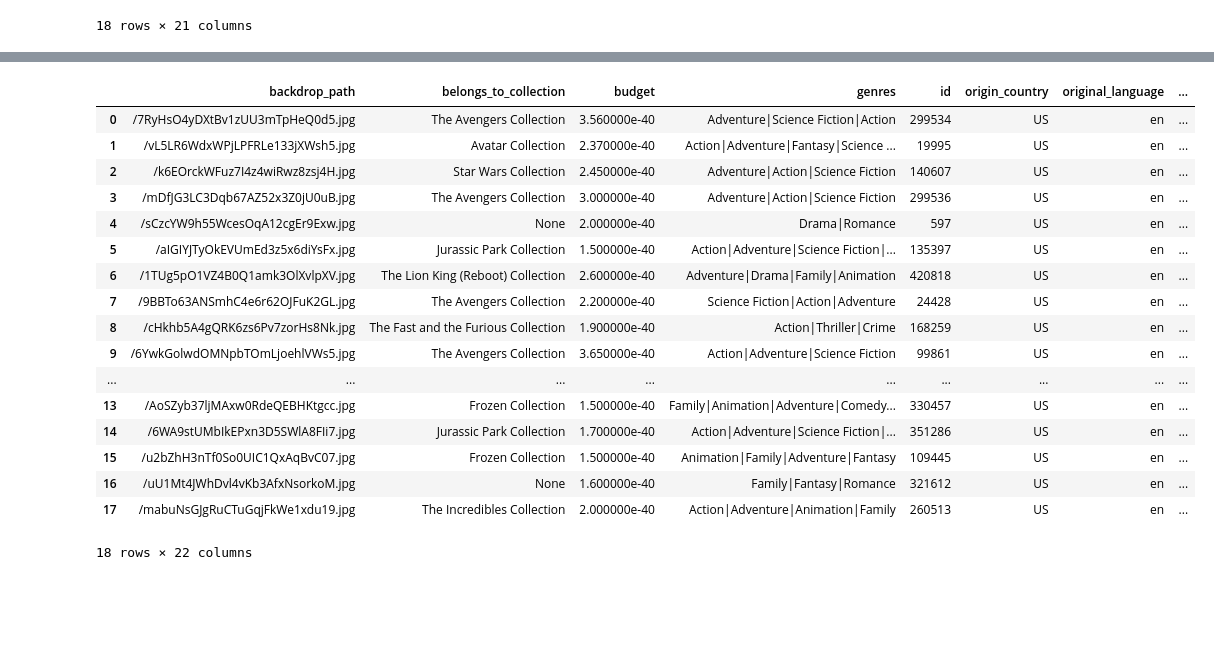
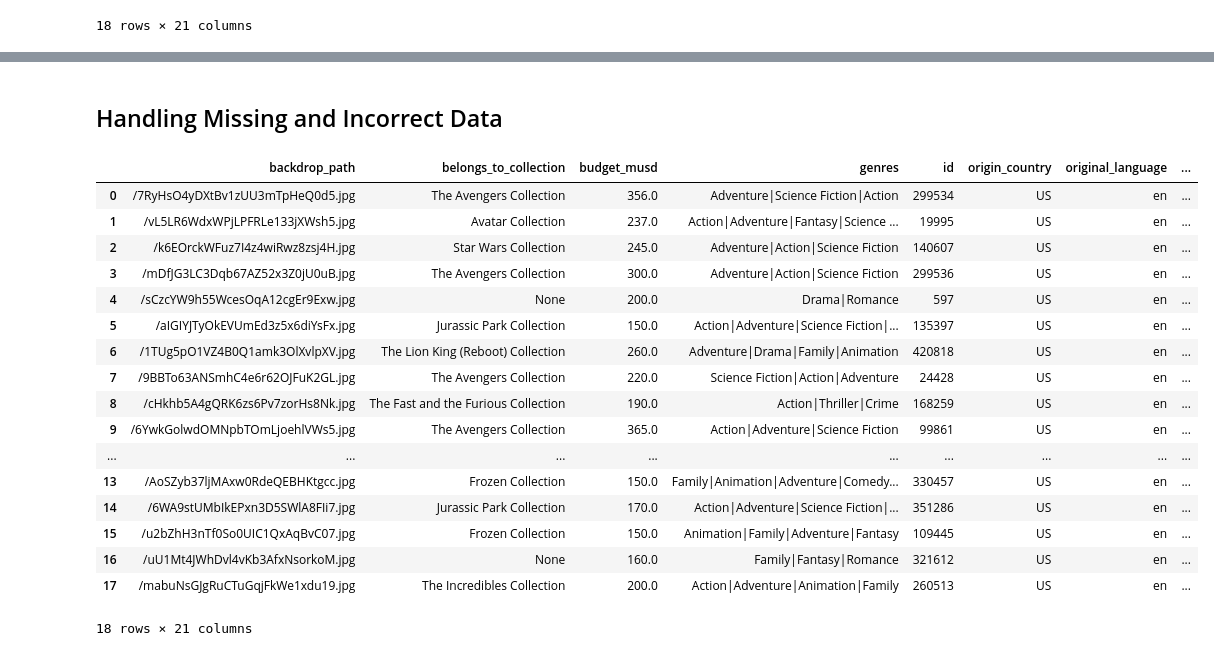
Before and after one commit to GEssuman/data-engineering-labs, a Jupyter notebook: notebook/jupiter_lab.ipynb, the cells around one changed output, grey strips where cells are left out. Saved outputs shown, nothing was run; the diff lists cells and outputs as text; code cells hidden in the pictures; blank space fills up the shorter version.

```diff
--- a/notebook/jupiter_lab.ipynb
+++ b/notebook/jupiter_lab.ipynb
@@ -110,7 +87,7 @@ movies_df['genres'] = movies_df['genres'].apply(lambda genre_list: "|".join([gen
 movies_df['belongs_to_collection'] = movies_df['belongs_to_collection'].apply(lambda belongs_to_collection: belongs_to_collection['name'] if isinstance(belongs_to_collection, dict) else None )
 movies_df['production_companies'] = movies_df['production_companies'].apply(lambda company_list: "|".join([company['name'] for company in company_list]))
 movies_df['production_countries'] = movies_df['production_countries'].apply(lambda country_list: "|".join([country['name'] for country in country_list]))
-movies_df['spoken_languages'] = movies_df['spoken_languages'].apply(lambda lang_list: "|".join([language['name'] for language in lang_list]))
+movies_df['spoken_languages'] = movies_df['spoken_languages'].apply(lambda lang_list: "|".join([language['english_name'] for language in lang_list]))
 movies_df['origin_country'] = movies_df['origin_country'].apply(lambda country: country[0] if isinstance(country, list) else None)
 movies_df
 # %% [output]
@@ -184,37 +221,43 @@ movies_df
+# %% [markdown]
+## Handling Missing and Incorrect Data
 # %%
+## Replacing invalid data with Nan
 columns = ['budget', 'revenue', 'runtime']
 
 movies_df[columns] = movies_df[columns].replace(0, pd.NA)
 movies_df[['overview', 'tagline']] = movies_df[['overview', 'tagline']].replace('No Data', pd.NA)
 
-
+#Convert column value to million USD
 movies_df['budget'] = movies_df['budget']/1000000
-movies_df.rename({'budget':'budget_musd'}, axis=1)
+movies_df.rename({'budget':'budget_musd'}, axis=1, inplace=True)
 
 movies_df['revenue'] = movies_df['revenue']/1000000
-movies_df.rename({'revenue':'revenue_musd'}, axis=1)
+movies_df.rename({'revenue':'revenue_musd'}, axis=1, inplace=True)
 
+
+
+#Drop Duplicate
 movies_df.drop_duplicates(inplace=True, ignore_index=True)
 
 movies_df.dropna(how='any', subset=['id', 'title'], ignore_index=True, inplace=True)
 movies_df.dropna(thresh=10, ignore_index=True, inplace=True)
 movies_df
 # %% [output]
-|  | backdrop_path | belongs_to_collection | budget | genres | id | origin_country | original_language | ... |
-| 0 | /7RyHsO4yDXtBv1zUU3mTpHeQ0d5.jpg | The Avengers Collection | 3.560000e-40 | Adventure|Science Fiction|Action | 299534 | US | en | ... |
-| 1 | /vL5LR6WdxWPjLPFRLe133jXWsh5.jpg | Avatar Collection | 2.370000e-40 | Action|Adventure|Fantasy|Science ... | 19995 | US | en | ... |
-| 2 | /k6EOrckWFuz7I4z4wiRwz8zsj4H.jpg | Star Wars Collection | 2.450000e-40 | Adventure|Action|Science Fiction | 140607 | US | en | ... |
-| 3 | /mDfJG3LC3Dqb67AZ52x3Z0jU0uB.jpg | The Avengers Collection | 3.000000e-40 | Adventure|Action|Science Fiction | 299536 | US | en | ... |
-| 4 | /sCzcYW9h55WcesOqA12cgEr9Exw.jpg | None | 2.000000e-40 | Drama|Romance | 597 | US | en | ... |
-| 5 | /aIGIYJTyOkEVUmEd3z5x6diYsFx.jpg | Jurassic Park Collection | 1.500000e-40 | Action|Adventure|Science Fiction|... | 135397 | US | en | ... |
-| 6 | /1TUg5pO1VZ4B0Q1amk3OlXvlpXV.jpg | The Lion King (Reboot) Collection | 2.600000e-40 | Adventure|Drama|Family|Animation | 420818 | US | en | ... |
-| 7 | /9BBTo63ANSmhC4e6r62OJFuK2GL.jpg | The Avengers Collection | 2.200000e-40 | Science Fiction|Action|Adventure | 24428 | US | en | ... |
-| 8 | /cHkhb5A4gQRK6zs6Pv7zorHs8Nk.jpg | The Fast and the Furious Collection | 1.900000e-40 | Action|Thriller|Crime | 168259 | US | en | ... |
-| 9 | /6YwkGolwdOMNpbTOmLjoehlVWs5.jpg | The Avengers Collection | 3.650000e-40 | Action|Adventure|Science Fiction | 99861 | US | en | ... |
+|  | backdrop_path | belongs_to_collection | budget_musd | genres | id | origin_country | original_language | ... |
+| 0 | /7RyHsO4yDXtBv1zUU3mTpHeQ0d5.jpg | The Avengers Collection | 356.0 | Adventure|Science Fiction|Action | 299534 | US | en | ... |
+| 1 | /vL5LR6WdxWPjLPFRLe133jXWsh5.jpg | Avatar Collection | 237.0 | Action|Adventure|Fantasy|Science ... | 19995 | US | en | ... |
+| 2 | /k6EOrckWFuz7I4z4wiRwz8zsj4H.jpg | Star Wars Collection | 245.0 | Adventure|Action|Science Fiction | 140607 | US | en | ... |
+| 3 | /mDfJG3LC3Dqb67AZ52x3Z0jU0uB.jpg | The Avengers Collection | 300.0 | Adventure|Action|Science Fiction | 299536 | US | en | ... |
+| 4 | /sCzcYW9h55WcesOqA12cgEr9Exw.jpg | None | 200.0 | Drama|Romance | 597 | US | en | ... |
+| 5 | /aIGIYJTyOkEVUmEd3z5x6diYsFx.jpg | Jurassic Park Collection | 150.0 | Action|Adventure|Science Fiction|... | 135397 | US | en | ... |
+| 6 | /1TUg5pO1VZ4B0Q1amk3OlXvlpXV.jpg | The Lion King (Reboot) Collection | 260.0 | Adventure|Drama|Family|Animation | 420818 | US | en | ... |
+| 7 | /9BBTo63ANSmhC4e6r62OJFuK2GL.jpg | The Avengers Collection | 220.0 | Science Fiction|Action|Adventure | 24428 | US | en | ... |
+| 8 | /cHkhb5A4gQRK6zs6Pv7zorHs8Nk.jpg | The Fast and the Furious Collection | 190.0 | Action|Thriller|Crime | 168259 | US | en | ... |
+| 9 | /6YwkGolwdOMNpbTOmLjoehlVWs5.jpg | The Avengers Collection | 365.0 | Action|Adventure|Science Fiction | 99861 | US | en | ... |
 | ... | ... | ... | ... | ... | ... | ... | ... | ... |
-| 13 | /AoSZyb37ljMAxw0RdeQEBHKtgcc.jpg | Frozen Collection | 1.500000e-40 | Family|Animation|Adventure|Comedy... | 330457 | US | en | ... |
-| 14 | /6WA9stUMbIkEPxn3D5SWlA8FIi7.jpg | Jurassic Park Collection | 1.700000e-40 | Action|Adventure|Science Fiction|... | 351286 | US | en | ... |
-| 15 | /u2bZhH3nTf0So0UIC1QxAqBvC07.jpg | Frozen Collection | 1.500000e-40 | Animation|Family|Adventure|Fantasy | 109445 | US | en | ... |
-| 16 | /uU1Mt4JWhDvl4vKb3AfxNsorkoM.jpg | None | 1.600000e-40 | Family|Fantasy|Romance | 321612 | US | en | ... |
-| 17 | /mabuNsGJgRuCTuGqjFkWe1xdu19.jpg | The Incredibles Collection | 2.000000e-40 | Action|Adventure|Animation|Family | 260513 | US | en | ... |
+| 13 | /AoSZyb37ljMAxw0RdeQEBHKtgcc.jpg | Frozen Collection | 150.0 | Family|Animation|Adventure|Comedy... | 330457 | US | en | ... |
+| 14 | /6WA9stUMbIkEPxn3D5SWlA8FIi7.jpg | Jurassic Park Collection | 170.0 | Action|Adventure|Science Fiction|... | 351286 | US | en | ... |
+| 15 | /u2bZhH3nTf0So0UIC1QxAqBvC07.jpg | Frozen Collection | 150.0 | Animation|Family|Adventure|Fantasy | 109445 | US | en | ... |
+| 16 | /uU1Mt4JWhDvl4vKb3AfxNsorkoM.jpg | None | 160.0 | Family|Fantasy|Romance | 321612 | US | en | ... |
+| 17 | /mabuNsGJgRuCTuGqjFkWe1xdu19.jpg | The Incredibles Collection | 200.0 | Action|Adventure|Animation|Family | 260513 | US | en | ... |
-18 rows × 22 columns
+18 rows × 21 columns
```
Also changed, not shown: parts of 16 cells of this notebook, 2 other files.
